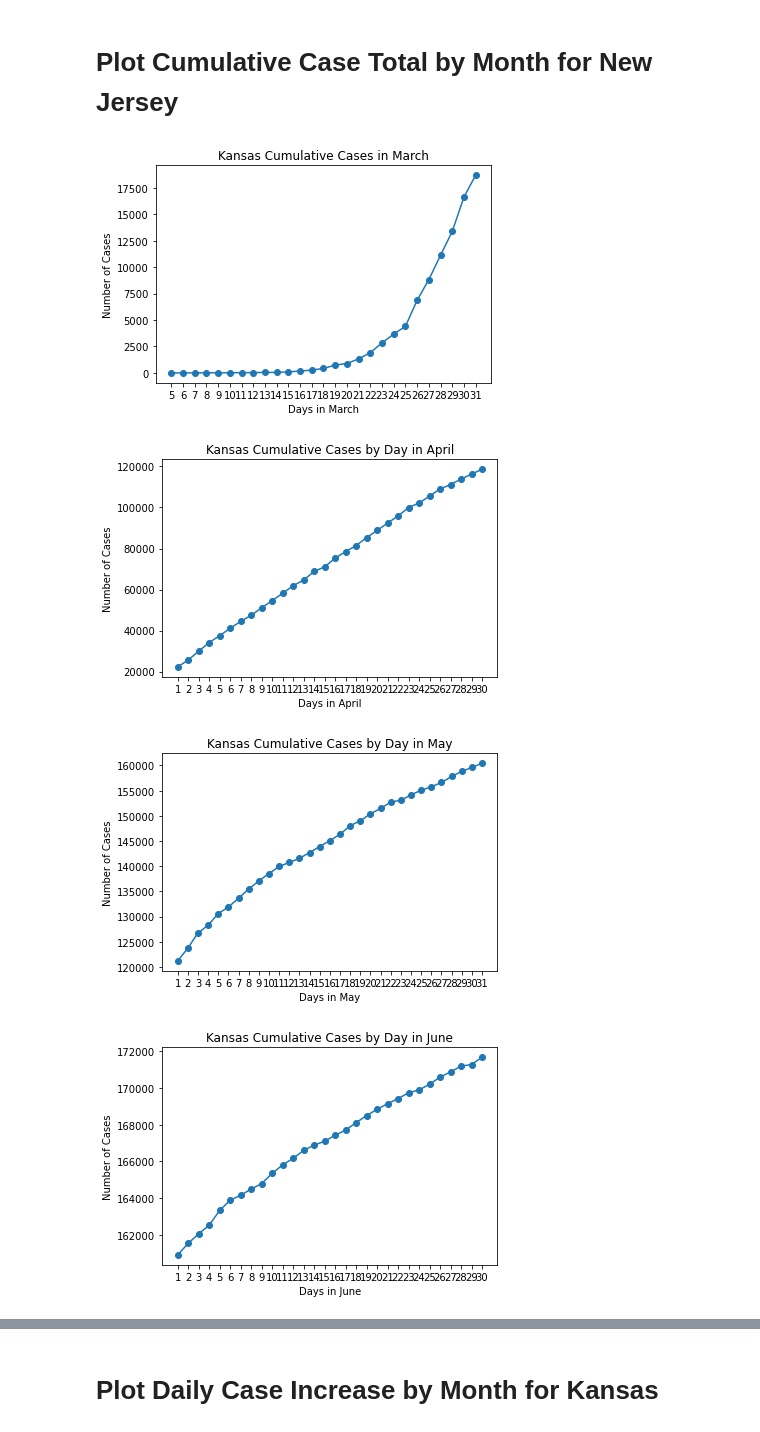
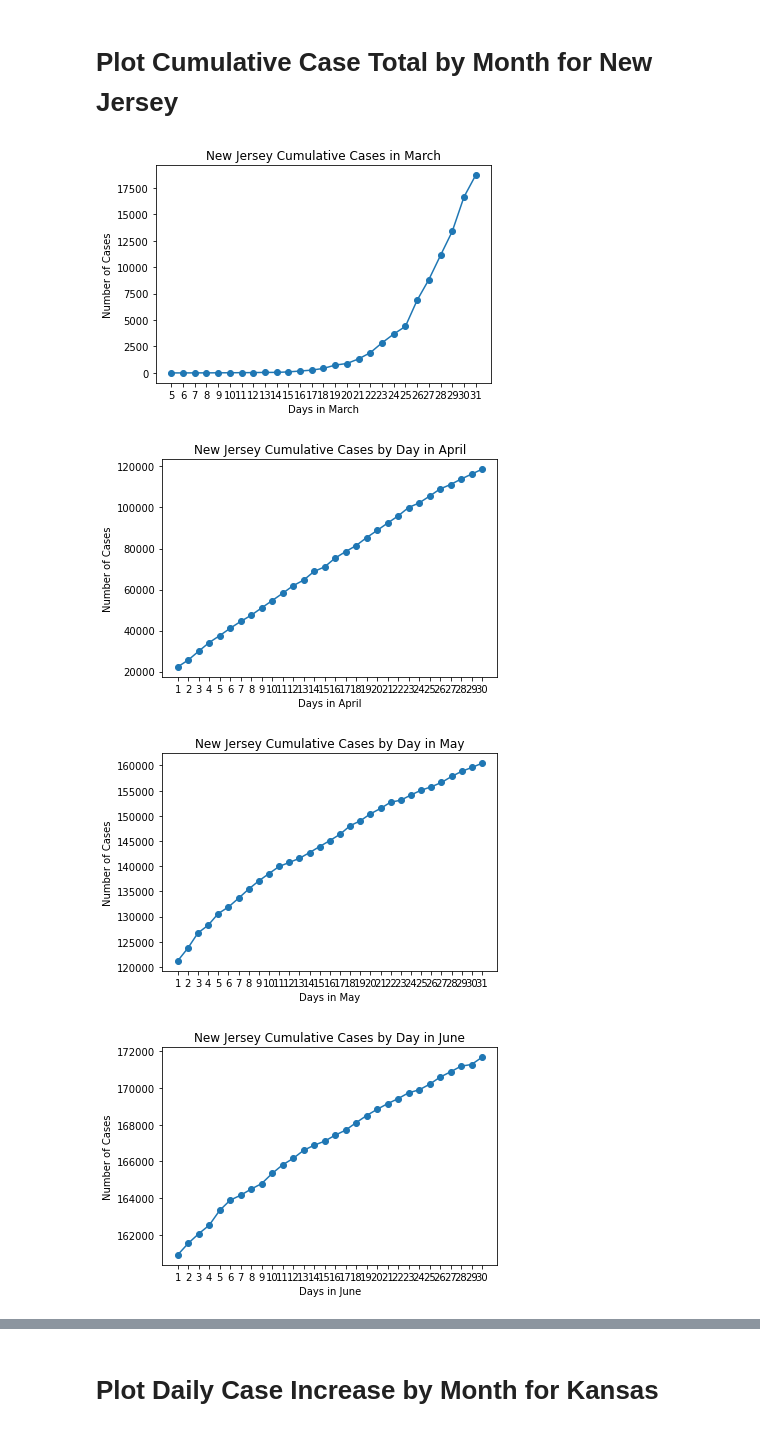
Before and after one commit to adrianstrecker/project-1, a Jupyter notebook: Covid Tracking API to JSON.ipynb, the cells around one changed output, grey strips where cells are left out. Drawn from its saved outputs; the diff is of its cells as text; code cells hidden in the pictures.

Commit message:
Updated graphs

```diff
--- a/Covid Tracking API to JSON.ipynb
+++ b/Covid Tracking API to JSON.ipynb
@@ -188,7 +188,7 @@ plt.plot(nj_date, nj_march_cases, marker = 'o')
 plt.xticks(np.arange(min(nj_date), max(nj_date)+1, 1.0))
 plt.xlabel("Days in March")
 plt.ylabel("Number of Cases")
-plt.title("Kansas Cumulative Cases in March")
+plt.title("New Jersey Cumulative Cases in March")
 plt.savefig("Images/Cumulative/nj_march_graph.png")
 
 april_ks = plt.figure(2)
@@ -199,7 +199,7 @@ plt.plot(date, nj_april_cases, marker = 'o')
 plt.xticks(np.arange(min(date), max(date)+1, 1.0))
 plt.xlabel("Days in April")
 plt.ylabel("Number of Cases")
-plt.title("Kansas Cumulative Cases by Day in April")
+plt.title("New Jersey Cumulative Cases by Day in April")
 plt.savefig("Images/Cumulative/nj_april_graph.png")
 
 #Plot May data for Kansas
@@ -211,7 +211,7 @@ plt.plot(date, nj_may_cases, marker = 'o')
 plt.xticks(np.arange(min(date), max(date)+1, 1.0))
 plt.xlabel("Days in May")
 plt.ylabel("Number of Cases")
-plt.title("Kansas Cumulative Cases by Day in May")
+plt.title("New Jersey Cumulative Cases by Day in May")
 plt.savefig("Images/Cumulative/nj_may_graph.png")
 
 #Plot June data for Kansas
@@ -222,37 +222,37 @@ nj_june_cases = nj_june["positive"]
 plt.plot(date, nj_june_cases, marker = 'o')
 plt.xticks(np.arange(min(date), max(date)+1, 1.0))
 plt.xlabel("Days in June")
 plt.ylabel("Number of Cases")
-plt.title("Kansas Cumulative Cases by Day in June")
+plt.title("New Jersey Cumulative Cases by Day in June")
 plt.savefig("Images/Cumulative/nj_june_graph.png")
 
 #Plot July data for Kansas
 july_ks = plt.figure(5)
 date = np.arange(1,32)
 nj_july_cases = nj_july["positive"]
 
 plt.plot(date, nj_july_cases, marker = 'o')
 plt.xticks(np.arange(min(date), max(date)+1, 1.0))
 plt.xlabel("Days in July")
 plt.ylabel("Number of Cases")
-plt.title("Kansas Cumulative Cases by Day in July")
+plt.title("New Jersey Cumulative Cases by Day in July")
 plt.savefig("Images/Cumulative/nj_july_graph.png")
 
 #Plot August data for Kansas
 aug_ks = plt.figure(6)
 date = np.arange(1,32)
 nj_aug_cases = nj_aug["positive"]
 
 plt.plot(date, nj_aug_cases, marker = 'o')
 plt.xticks(np.arange(min(date), max(date)+1, 1.0))
 plt.xlabel("Days in August")
 plt.ylabel("Number of Cases")
-plt.title("Kansas Cumulative Cases by Day in August")
+plt.title("New Jersey Cumulative Cases by Day in August")
 plt.savefig("Images/Cumulative/nj_aug_graph.png")
 
 plt.show()
 # %% [output]
-[figure, old version]
+[figure, new version]
-[figure, old version]
+[figure, new version]
-[figure, old version]
+[figure, new version]
-[figure, old version]
+[figure, new version]
```
Also changed, not shown: parts of 1 cell of this notebook, 8 other files.
